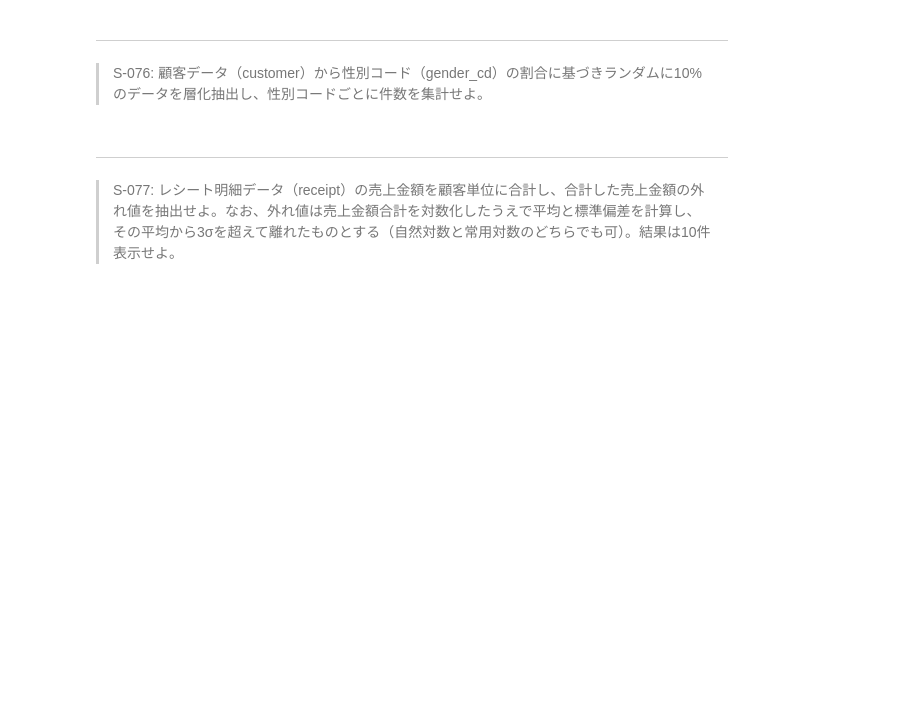
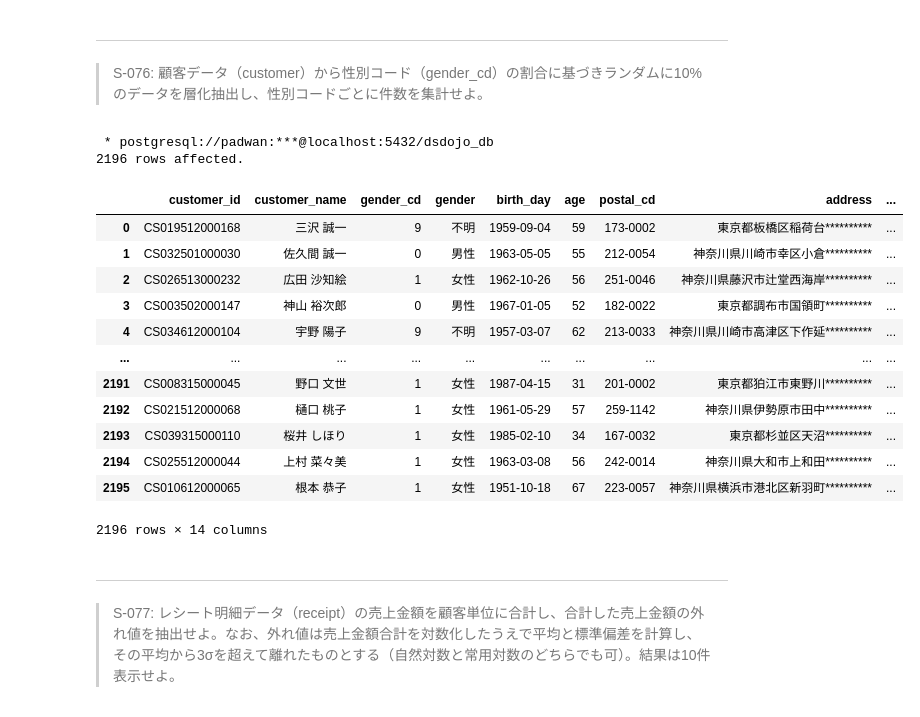
Before and after one commit to kawaguchi-adx/preprocess_knock_SQL, a Jupyter notebook: preprocess_knock_SQL_Colab.ipynb, the cells around one changed output. Cells and saved outputs as stored; diff of their text form; code cells hidden in the pictures; blank space fills up the shorter version.

```diff
--- a/preprocess_knock_SQL_Colab.ipynb
+++ b/preprocess_knock_SQL_Colab.ipynb
@@ -572,3 +1266,50 @@ select product_cd, unit_price, floor(unit_price * 1.1) as price_with_tax from pr
+# %%
+%%sql
+with num_gender as (
+  select
+    customer.*,
+    row_number() over(
+      partition by gender_cd
+      order by random()
+    ) as gender_num
+  from customer
+),
+calc_max as (
+  select
+    num_gender.*,
+    max(gender_num) over(partition by gender_cd) as max_num
+  from num_gender
+),
+calc_percentile as (
+  select
+    calc_max.*,
+    max_num::double precision / 10 as ten_percentile
+  from calc_max
+),
+extract_ten_percent as (
+  select *
+  from calc_percentile
+  where gender_num <= ten_percentile
+)
+
+select * from extract_ten_percent
+order by gender_num
+# %% [output]
+ * postgresql://padwan:***@localhost:5432/dsdojo_db
+2196 rows affected.
+|  | customer_id | customer_name | gender_cd | gender | birth_day | age | postal_cd | address | ... |
+| 0 | CS019512000168 | 三沢 誠一 | 9 | 不明 | 1959-09-04 | 59 | 173-0002 | 東京都板橋区稲荷台********** | ... |
+| 1 | CS032501000030 | 佐久間 誠一 | 0 | 男性 | 1963-05-05 | 55 | 212-0054 | 神奈川県川崎市幸区小倉********** | ... |
+| 2 | CS026513000232 | 広田 沙知絵 | 1 | 女性 | 1962-10-26 | 56 | 251-0046 | 神奈川県藤沢市辻堂西海岸********** | ... |
+| 3 | CS003502000147 | 神山 裕次郎 | 0 | 男性 | 1967-01-05 | 52 | 182-0022 | 東京都調布市国領町********** | ... |
+| 4 | CS034612000104 | 宇野 陽子 | 9 | 不明 | 1957-03-07 | 62 | 213-0033 | 神奈川県川崎市高津区下作延********** | ... |
+| ... | ... | ... | ... | ... | ... | ... | ... | ... | ... |
+| 2191 | CS008315000045 | 野口 文世 | 1 | 女性 | 1987-04-15 | 31 | 201-0002 | 東京都狛江市東野川********** | ... |
+| 2192 | CS021512000068 | 樋口 桃子 | 1 | 女性 | 1961-05-29 | 57 | 259-1142 | 神奈川県伊勢原市田中********** | ... |
+| 2193 | CS039315000110 | 桜井 しほり | 1 | 女性 | 1985-02-10 | 34 | 167-0032 | 東京都杉並区天沼********** | ... |
+| 2194 | CS025512000044 | 上村 菜々美 | 1 | 女性 | 1963-03-08 | 56 | 242-0014 | 神奈川県大和市上和田********** | ... |
+| 2195 | CS010612000065 | 根本 恭子 | 1 | 女性 | 1951-10-18 | 67 | 223-0057 | 神奈川県横浜市港北区新羽町********** | ... |
+2196 rows × 14 columns
 # %% [markdown]
 ---
 > S-077: レシート明細データ（receipt）の売上金額を顧客単位に合計し、合計した売上金額の外れ値を抽出せよ。なお、外れ値は売上金額合計を対数化したうえで平均と標準偏差を計算し、その平均から3σを超えて離れたものとする（自然対数と常用対数のどちらでも可）。結果は10件表示せよ。
```
Also changed, not shown: parts of 63 cells of this notebook.
